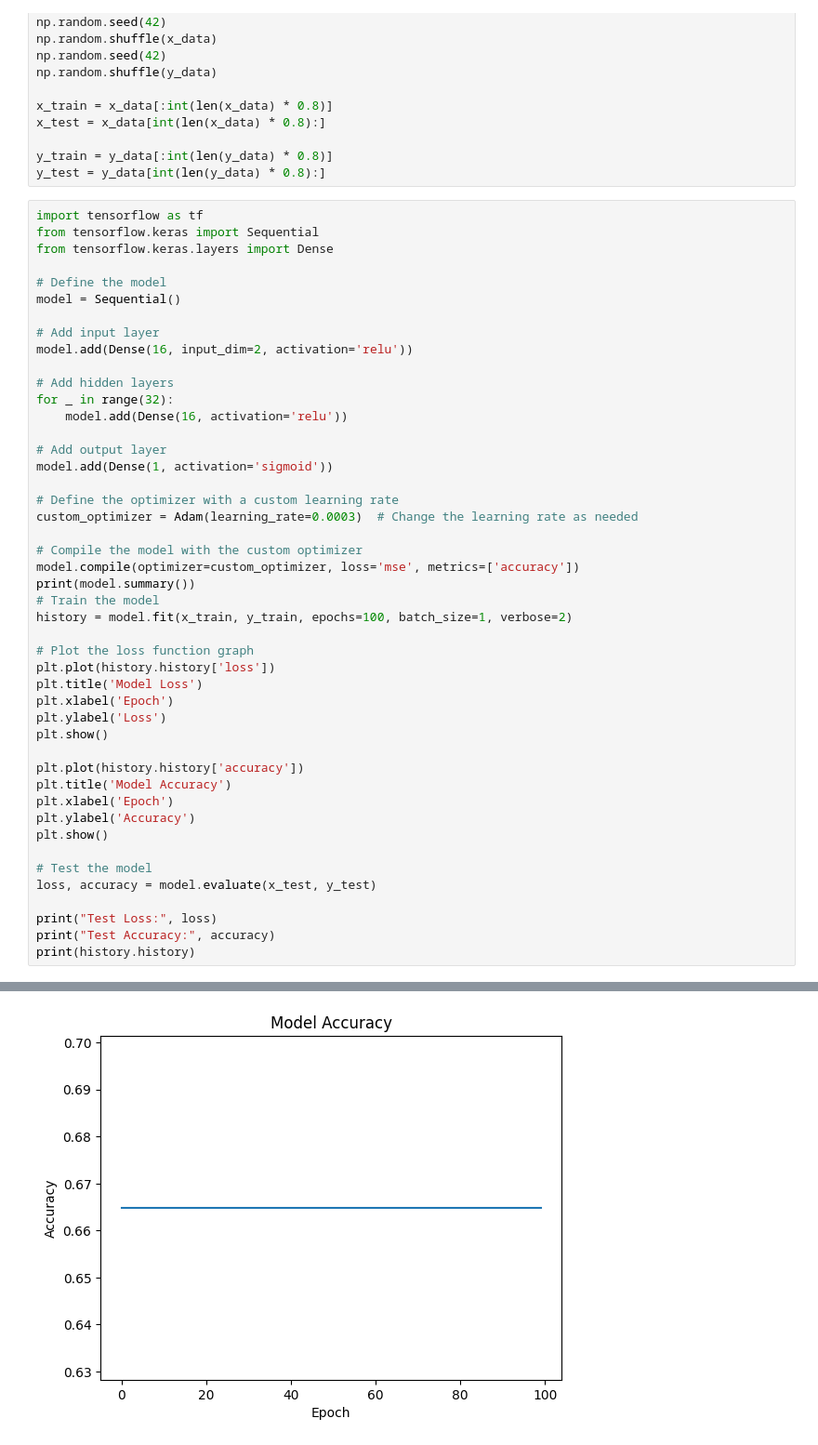
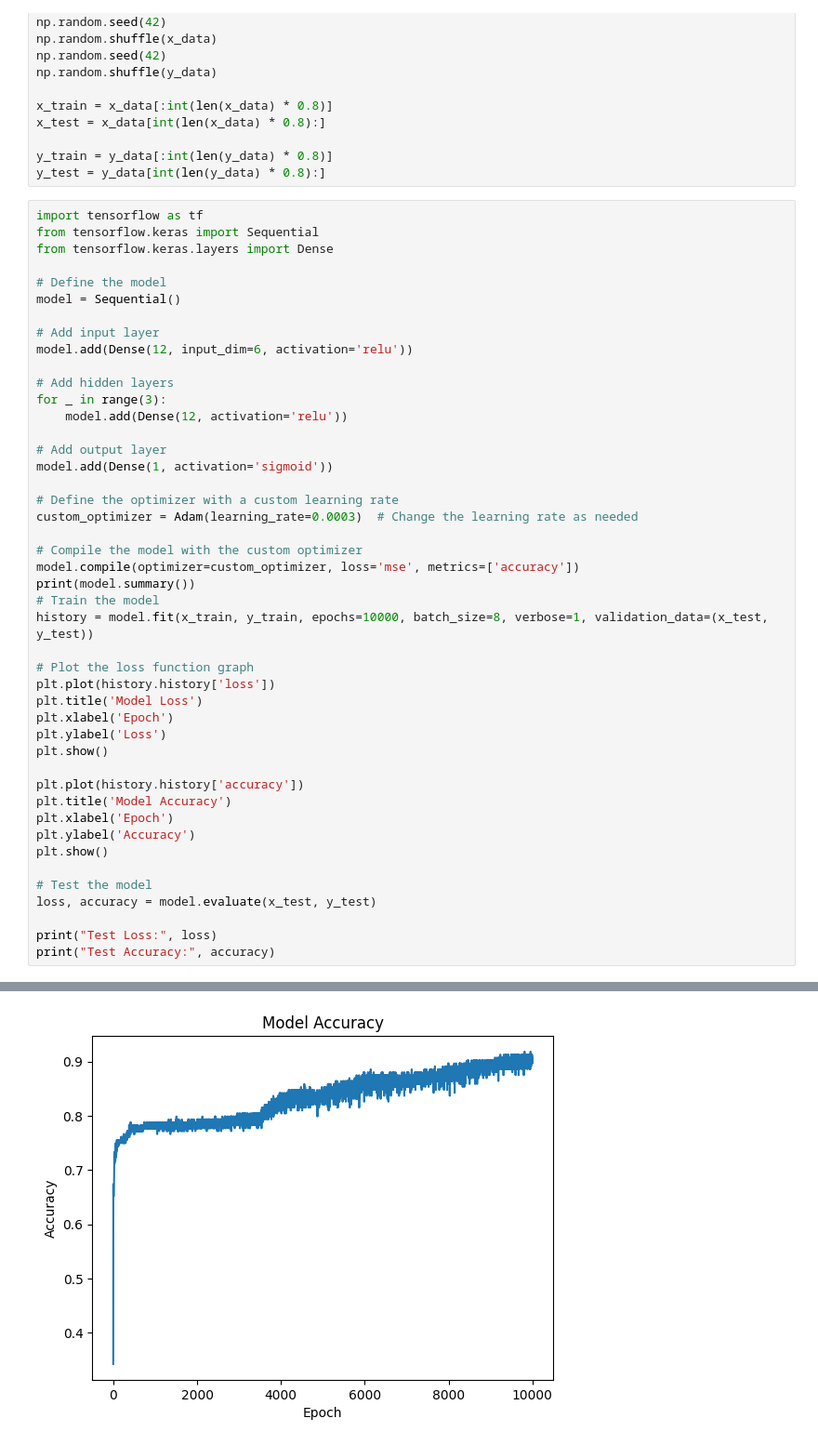
Before and after one commit to moleh13/EC48E, a Jupyter notebook: project/project.ipynb, the cells around one changed output, grey strips where cells are left out. Shown at 93% size. Cells and saved outputs as stored; diff of their text form.

Commit message:
training

```diff
--- a/project/project.ipynb
+++ b/project/project.ipynb
@@ -181,11 +181,11 @@ from tensorflow.keras.layers import Dense
 model = Sequential()
 
 # Add input layer
-model.add(Dense(16, input_dim=2, activation='relu'))
+model.add(Dense(12, input_dim=6, activation='relu'))
 
 # Add hidden layers
-for _ in range(32):
-    model.add(Dense(16, activation='relu'))
+for _ in range(3):
+    model.add(Dense(12, activation='relu'))
 
 # Add output layer
 model.add(Dense(1, activation='sigmoid'))
@@ -197,7 +197,7 @@ custom_optimizer = Adam(learning_rate=0.0003)  # Change the learning rate as nee
 model.compile(optimizer=custom_optimizer, loss='mse', metrics=['accuracy'])
 print(model.summary())
 # Train the model
-history = model.fit(x_train, y_train, epochs=100, batch_size=1, verbose=2)
+history = model.fit(x_train, y_train, epochs=10000, batch_size=8, verbose=1, validation_data=(x_test, y_test))
 
 # Plot the loss function graph
 plt.plot(history.history['loss'])
@@ -217,5 +217,4 @@ loss, accuracy = model.evaluate(x_test, y_test)
 
 print("Test Loss:", loss)
 print("Test Accuracy:", accuracy)
-print(history.history)
 # %% [output]
@@ -261 +256 @@ Epoch 100/100
-[figure, old version]
+[figure, new version]
```
Also changed, not shown: parts of 7 cells of this notebook, 5 other files.
